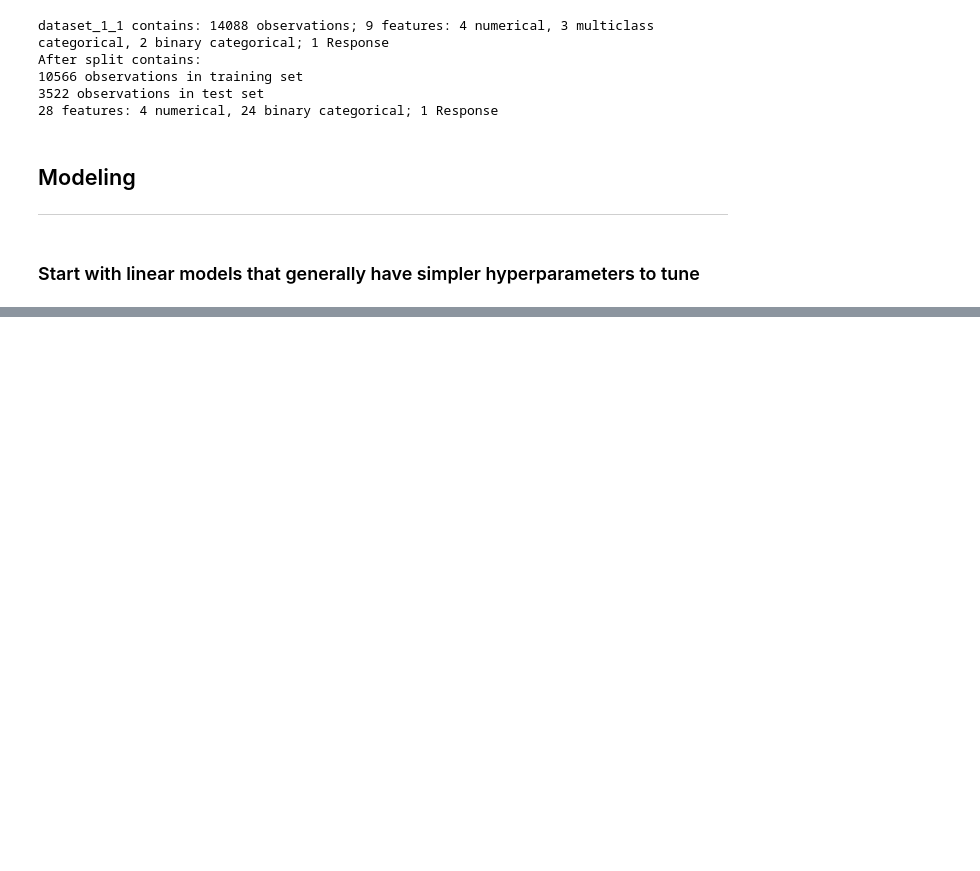
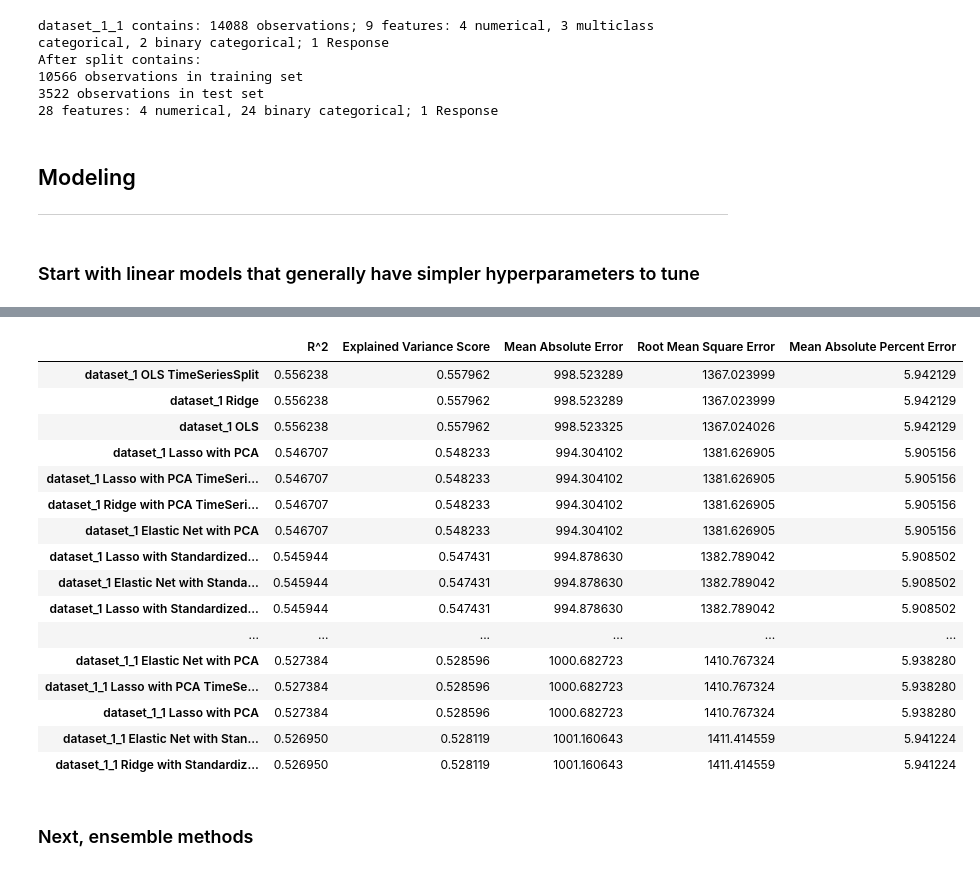
Before and after one commit to wyattowalsh/ieor_142_project, a Jupyter notebook: nba_da.ipynb, the cells around one changed output, grey strips where cells are left out. Drawn from its saved outputs; the diff is of its cells as text; code cells hidden in the pictures; blank space fills up the shorter version.

```diff
--- a/notebooks/nba_da.ipynb
+++ b/nba_da.ipynb
@@ -155,4 +123,23 @@ TerminatedWorkerError: A worker process managed by the executor was unexpectedly
-# %%
-linear_statistics = linear_models.collect_statistics('dataset_1_1', X_train, X_test, y_train, y_test)
-linear_statistics.sort_values(['Mean Absolute Error']).head()
+# %%
+linear_statistics.sort_values(['R^2'], ascending = False).head(30)
+# %% [output]
+|  | R^2 | Explained Variance Score | Mean Absolute Error | Root Mean Square Error | Mean Absolute Percent Error |
+| dataset_1 OLS TimeSeriesSplit | 0.556238 | 0.557962 | 998.523289 | 1367.023999 | 5.942129 |
+| dataset_1 Ridge | 0.556238 | 0.557962 | 998.523289 | 1367.023999 | 5.942129 |
+| dataset_1 OLS | 0.556238 | 0.557962 | 998.523325 | 1367.024026 | 5.942129 |
+| dataset_1 Lasso with PCA | 0.546707 | 0.548233 | 994.304102 | 1381.626905 | 5.905156 |
+| dataset_1 Lasso with PCA TimeSeri... | 0.546707 | 0.548233 | 994.304102 | 1381.626905 | 5.905156 |
+| dataset_1 Ridge with PCA TimeSeri... | 0.546707 | 0.548233 | 994.304102 | 1381.626905 | 5.905156 |
+| dataset_1 Elastic Net with PCA | 0.546707 | 0.548233 | 994.304102 | 1381.626905 | 5.905156 |
+| dataset_1 Lasso with Standardized... | 0.545944 | 0.547431 | 994.878630 | 1382.789042 | 5.908502 |
+| dataset_1 Elastic Net with Standa... | 0.545944 | 0.547431 | 994.878630 | 1382.789042 | 5.908502 |
+| dataset_1 Lasso with Standardized... | 0.545944 | 0.547431 | 994.878630 | 1382.789042 | 5.908502 |
+| ... | ... | ... | ... | ... | ... |
+| dataset_1_1 Elastic Net with PCA | 0.527384 | 0.528596 | 1000.682723 | 1410.767324 | 5.938280 |
+| dataset_1_1 Lasso with PCA TimeSe... | 0.527384 | 0.528596 | 1000.682723 | 1410.767324 | 5.938280 |
+| dataset_1_1 Lasso with PCA | 0.527384 | 0.528596 | 1000.682723 | 1410.767324 | 5.938280 |
+| dataset_1_1 Elastic Net with Stan... | 0.526950 | 0.528119 | 1001.160643 | 1411.414559 | 5.941224 |
+| dataset_1_1 Ridge with Standardiz... | 0.526950 | 0.528119 | 1001.160643 | 1411.414559 | 5.941224 |
+# %% [markdown]
+### Next, ensemble methods
 # %%
```
Also changed, not shown: parts of 18 cells of this notebook, 4 other files.
